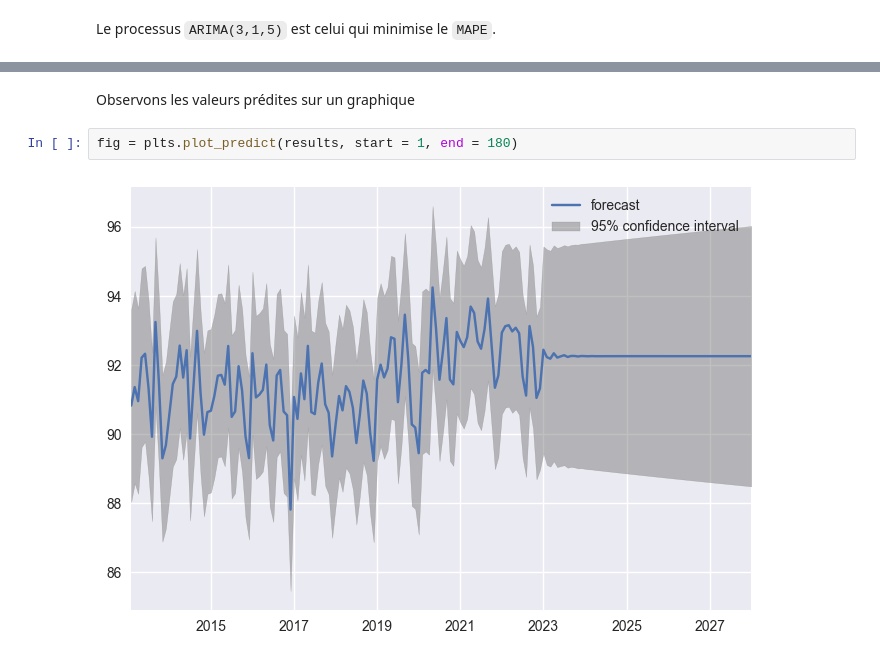
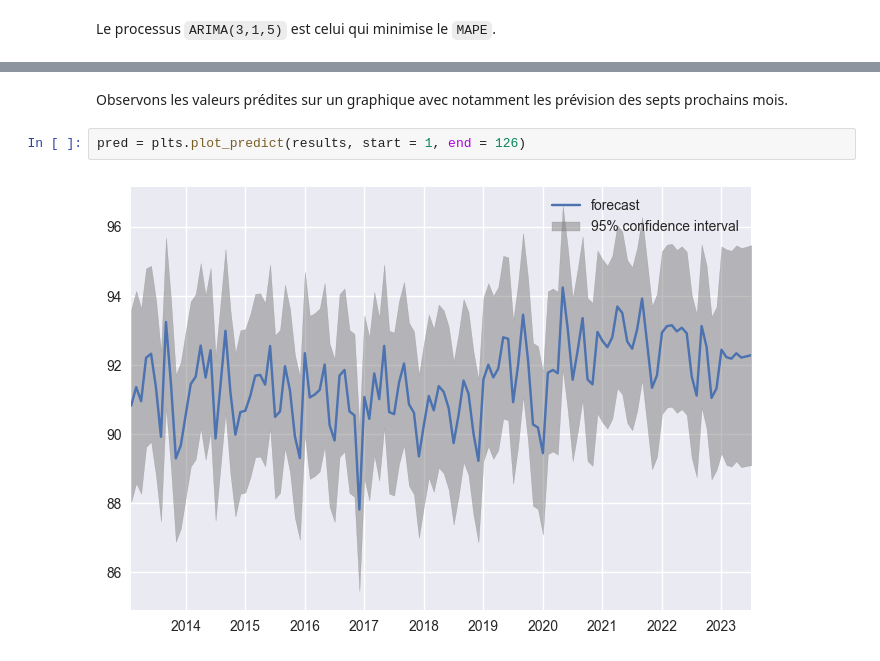
Before and after one commit to gbiaou/Projet_Python_SNCF, a Jupyter notebook: prevision_taux_regularite_ter.ipynb, the cells around one changed output, grey strips where cells are left out. Drawn from its saved outputs; the diff is of its cells as text.

Commit message:
Modification graphe prevision

```diff
--- a/prevision_taux_regularite_ter.ipynb
+++ b/prevision_taux_regularite_ter.ipynb
@@ -270,6 +273,6 @@ plt.plot(results.fittedvalues[1:], color='red')
 # %% [markdown]
-Observons les valeurs prédites sur un graphique
+Observons les valeurs prédites sur un graphique avec notamment les prévision des septs prochains mois.
 # %%
-fig = plts.plot_predict(results, start = 1, end = 180)
+pred = plts.plot_predict(results, start = 1, end = 126)
 # %% [output]
-[figure, old version]
+[figure, new version]
```
Also changed, not shown: parts of 3 cells of this notebook, 2 other files.
